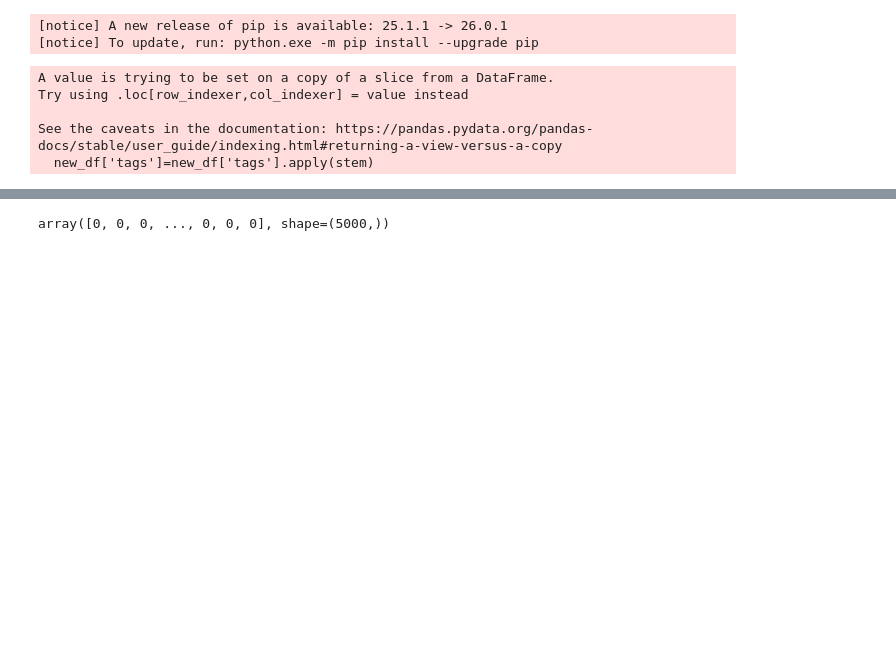
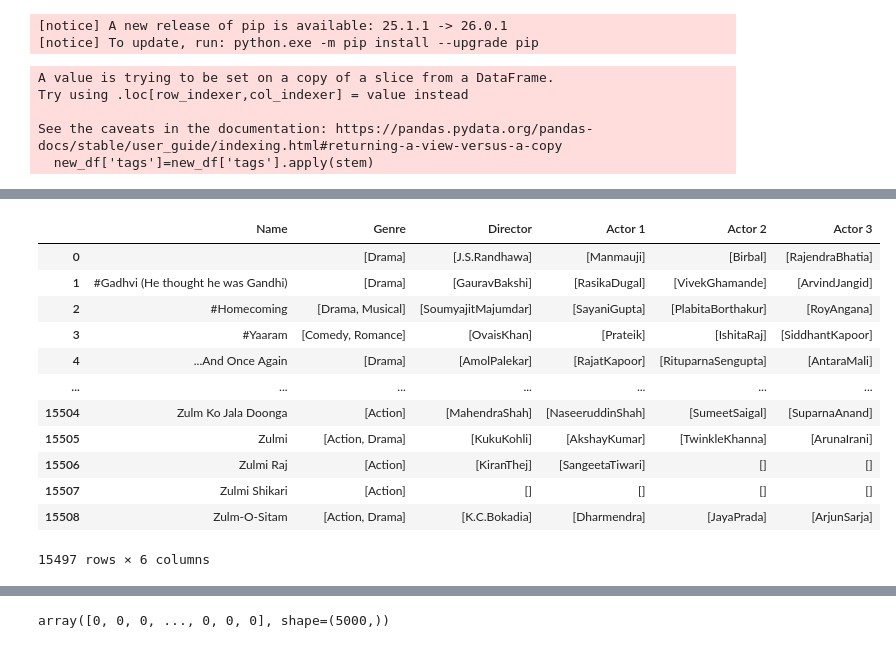
Before and after one commit to rida7-crypto/movie-recommender-system, a Jupyter notebook: movie-recommender-system.ipynb, the cells around one changed output, grey strips where cells are left out. Cells and saved outputs as stored; diff of their text form; code cells hidden in the pictures; blank space fills up the shorter version.

```diff
--- a/movie-recommender-system.ipynb
+++ b/movie-recommender-system.ipynb
@@ -325,0 +426,21 @@ See the caveats in the documentation: https://pandas.pydata.org/pandas-docs/stab
+# %%
+indian_movies['Director']=indian_movies['Director'].apply(lambda x:[i.replace(" ","") for i in x])
+indian_movies['Actor 1']=indian_movies['Actor 1'].apply(lambda x:[i.replace(" ","") for i in x])
+indian_movies['Actor 2']=indian_movies['Actor 2'].apply(lambda x:[i.replace(" ","") for i in x])
+indian_movies['Actor 3']=indian_movies['Actor 3'].apply(lambda x:[i.replace(" ","") for i in x])
+# %%
+indian_movies
+# %% [output]
+|  | Name | Genre | Director | Actor 1 | Actor 2 | Actor 3 |
+| 0 |  | [Drama] | [J.S.Randhawa] | [Manmauji] | [Birbal] | [RajendraBhatia] |
+| 1 | #Gadhvi (He thought he was Gandhi) | [Drama] | [GauravBakshi] | [RasikaDugal] | [VivekGhamande] | [ArvindJangid] |
+| 2 | #Homecoming | [Drama, Musical] | [SoumyajitMajumdar] | [SayaniGupta] | [PlabitaBorthakur] | [RoyAngana] |
+| 3 | #Yaaram | [Comedy, Romance] | [OvaisKhan] | [Prateik] | [IshitaRaj] | [SiddhantKapoor] |
+| 4 | ...And Once Again | [Drama] | [AmolPalekar] | [RajatKapoor] | [RituparnaSengupta] | [AntaraMali] |
+| ... | ... | ... | ... | ... | ... | ... |
+| 15504 | Zulm Ko Jala Doonga | [Action] | [MahendraShah] | [NaseeruddinShah] | [SumeetSaigal] | [SuparnaAnand] |
+| 15505 | Zulmi | [Action, Drama] | [KukuKohli] | [AkshayKumar] | [TwinkleKhanna] | [ArunaIrani] |
+| 15506 | Zulmi Raj | [Action] | [KiranThej] | [SangeetaTiwari] | [] | [] |
+| 15507 | Zulmi Shikari | [Action] | [] | [] | [] | [] |
+| 15508 | Zulm-O-Sitam | [Action, Drama] | [K.C.Bokadia] | [Dharmendra] | [JayaPrada] | [ArjunSarja] |
+15497 rows × 6 columns
```
Also changed, not shown: parts of 38 cells of this notebook, 1 other file.
